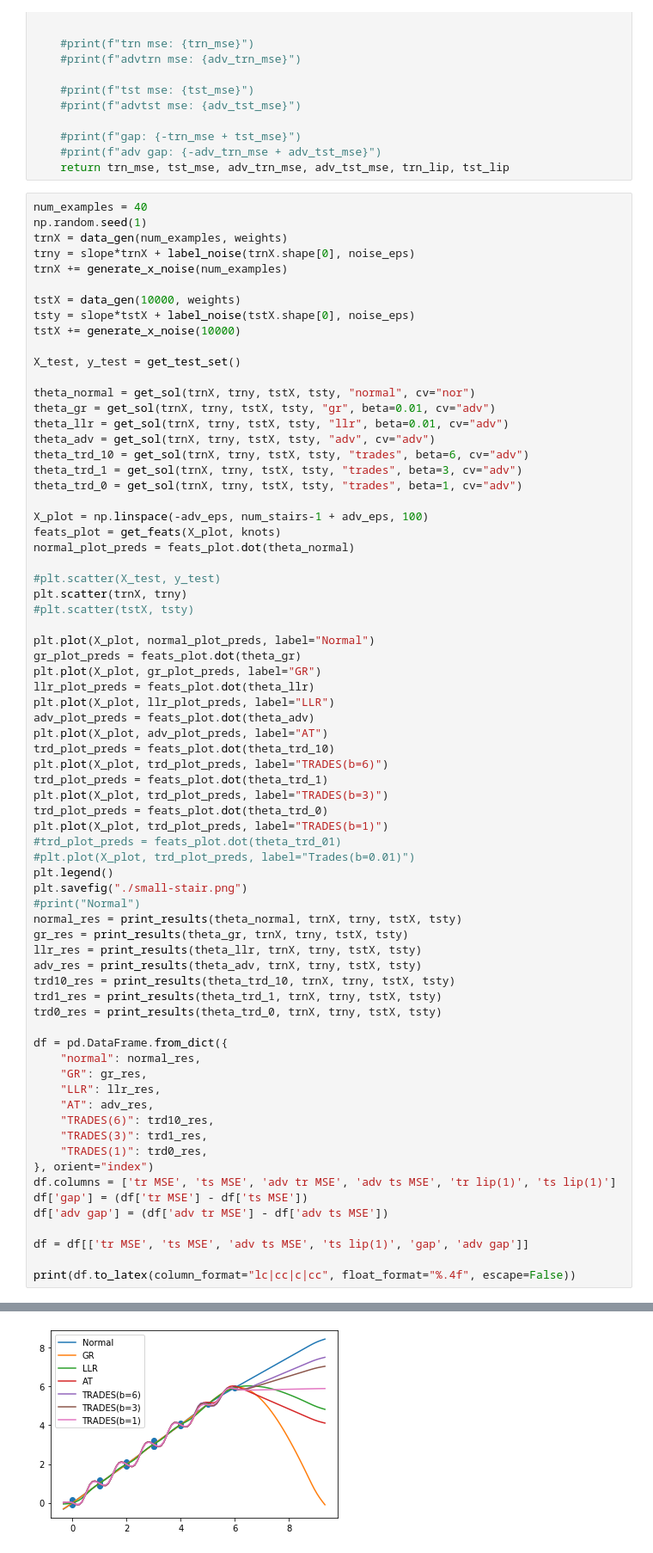
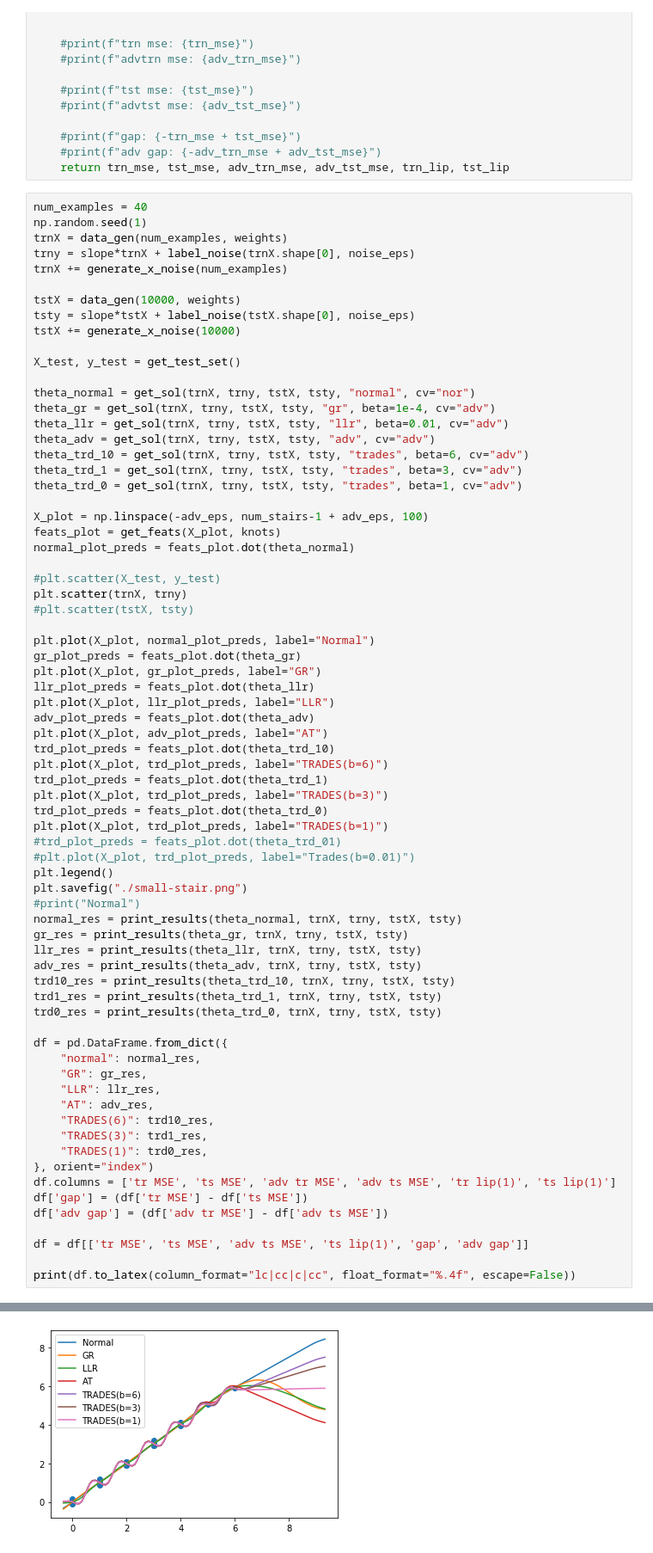
Before and after one commit to yangarbiter/blindguess, a Jupyter notebook: notebooks/splines.ipynb, the cells around one changed output, grey strips where cells are left out. Shown: that part at 86% size. Drawn from its saved outputs; the diff is of its cells as text.

```diff
--- a/notebooks/splines.ipynb
+++ b/notebooks/splines.ipynb
@@ -337,7 +325,7 @@ tstX += generate_x_noise(10000)
 X_test, y_test = get_test_set()
 
 theta_normal = get_sol(trnX, trny, tstX, tsty, "normal", cv="nor")
-theta_gr = get_sol(trnX, trny, tstX, tsty, "gr", beta=0.01, cv="adv")
+theta_gr = get_sol(trnX, trny, tstX, tsty, "gr", beta=1e-4, cv="adv")
 theta_llr = get_sol(trnX, trny, tstX, tsty, "llr", beta=0.01, cv="adv")
 theta_adv = get_sol(trnX, trny, tstX, tsty, "adv", cv="adv")
 theta_trd_10 = get_sol(trnX, trny, tstX, tsty, "trades", beta=6, cv="adv")
@@ -411,11 +399,11 @@ GR        &  0.0059 &  0.8893 &      1.2651 &     1.6878 & -0.8834 &  -1.1083 \\
 LLR       &  0.0059 &  0.2235 &      0.3693 &     1.2712 & -0.2175 &  -0.2521 \\
 AT        &  0.0064 &  0.3360 &      0.3720 &     0.5396 & -0.3296 &  -0.3653 \\
 TRADES(6) &  0.0061 &  0.0554 &      0.0748 &     0.3870 & -0.0493 &  -0.0680 \\
 TRADES(3) &  0.0060 &  0.0786 &      0.0968 &     0.4193 & -0.0725 &  -0.0892 \\
 TRADES(1) &  0.0060 &  0.1571 &      0.1679 &     0.5148 & -0.1511 &  -0.1569 \\
 \bottomrule
 \end{tabular}
-[figure, old version]
+[figure, new version]
 # %%
 num_examples = 30000
 np.random.seed(1)
```
Also changed, not shown: parts of 5 cells of this notebook, 4 other files.
